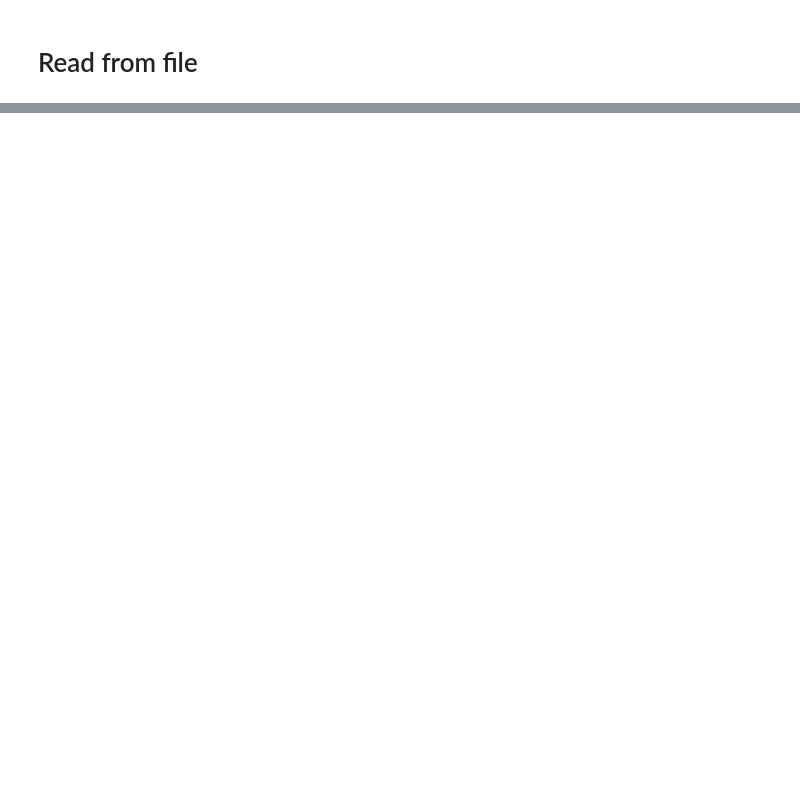
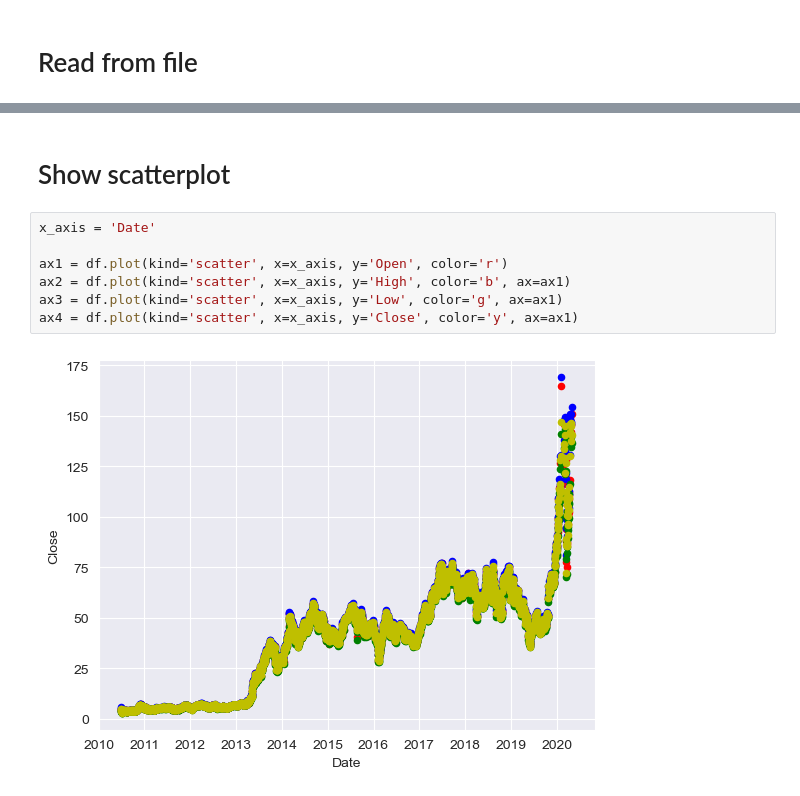
Before and after one commit to rasmusjs/DAVE3625-1-23H-Intro-To-AI-Assignment-2, a Jupyter notebook: main.ipynb, the cells around one changed output, grey strips where cells are left out. Saved outputs shown, nothing was run; the diff lists cells and outputs as text; blank space fills up the shorter version.

```diff
--- a/main.ipynb
+++ b/main.ipynb
@@ -25,0 +108,11 @@ df.head()
+# %% [markdown]
+# Show scatterplot
+# %%
+x_axis = 'Date'
+
+ax1 = df.plot(kind='scatter', x=x_axis, y='Open', color='r')
+ax2 = df.plot(kind='scatter', x=x_axis, y='High', color='b', ax=ax1)
+ax3 = df.plot(kind='scatter', x=x_axis, y='Low', color='g', ax=ax1)
+ax4 = df.plot(kind='scatter', x=x_axis, y='Close', color='y', ax=ax1)
+# %% [output]
+[figure, added]
```
Also changed, not shown: parts of 26 cells of this notebook.
